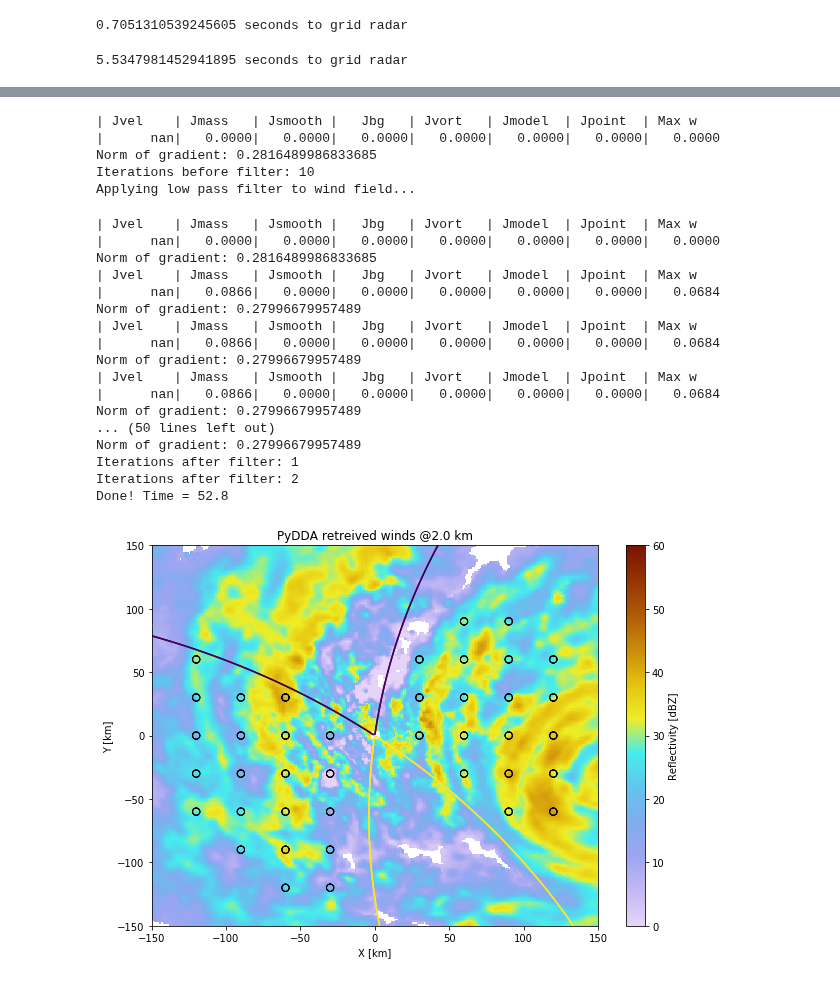
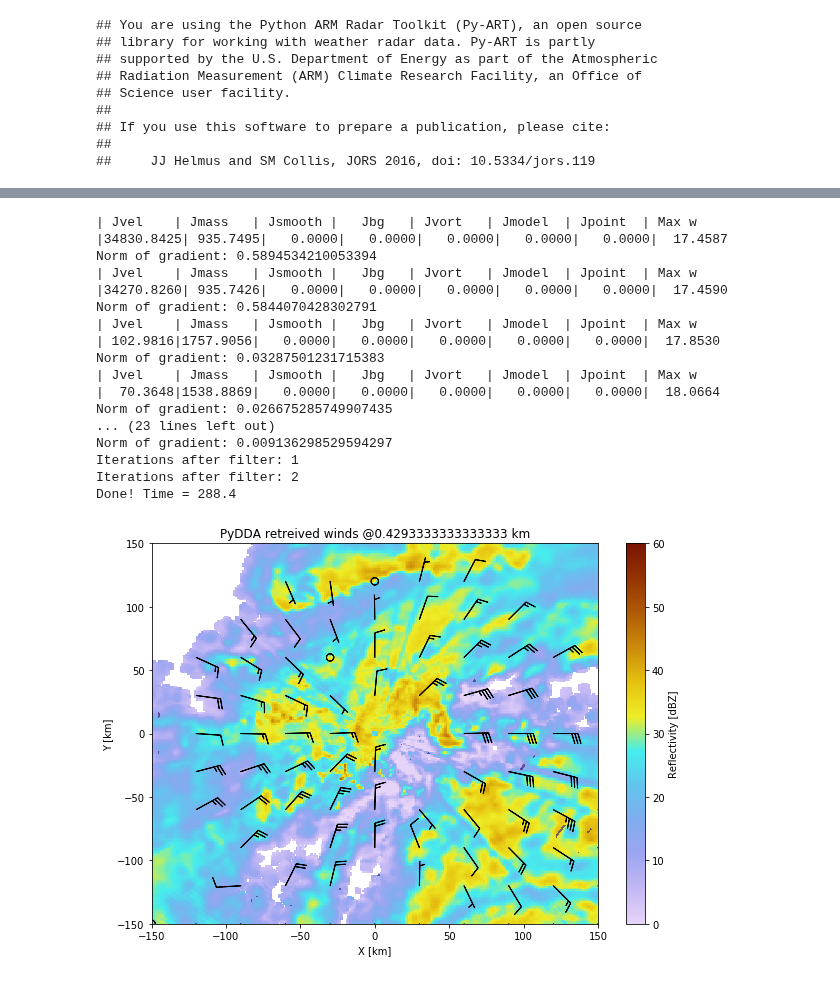
Before and after one commit to liyuan3970/study_demo, a Jupyter notebook: met_plot/利齐马/2_radar_retrive_wind.ipynb, the cells around one changed output, grey strips where cells are left out. Cells and saved outputs as stored; diff of their text form; code cells hidden in the pictures.

```diff
--- a/met_plot/利齐马/2_radar_retrive_wind.ipynb
+++ b/met_plot/利齐马/2_radar_retrive_wind.ipynb
@@ -18,10 +18,10 @@ import pandas as pd
 import xarray as xr
 import pyart
 
-# f1 = r"/home/liyuan3970/study_demo/met_plot/rader/pup/pintu/Z_RADR_I_Z9571_20190809172500_O_DOR_SA_CAP.bin.bz2"
-# f2 = r"/home/liyuan3970/study_demo/met_plot/rader/pup/pintu/Z_RADR_I_Z9577_20190809172500_O_DOR_SA_CAP.bin.bz2"
+f1 = r"/home/liyuan3970/study_demo/met_plot/rader/pup/pintu/Z_RADR_I_Z9571_20190809172500_O_DOR_SA_CAP.bin.bz2"
+f2 = r"/home/liyuan3970/study_demo/met_plot/rader/pup/pintu/Z_RADR_I_Z9577_20190809172500_O_DOR_SA_CAP.bin.bz2"
 
-f1 = "src/Z_RADR_I_Z9577_20190809162900_O_DOR_SA_CAP.bin.bz2"
+# f1 = "src/Z_RADR_I_Z9577_20190809162900_O_DOR_SA_CAP.bin.bz2"
 
 basedata1 = radar_io(f1)
 basedata2 = radar_io(f2)
@@ -75,18 +75,18 @@ def grid_radar(radar, grid_shape=(20, 301, 301), xlim=(-150000, 150000),
     print(time.time()-bt, 'seconds to grid radar')
     return grid
 
-g1 = grid_radar(r1, origin=(r2.latitude['data'][0], r2.longitude['data'][0]))
-g2 = grid_radar(r2, origin=(r2.latitude['data'][0], r2.longitude['data'][0]))
+# g1 = grid_radar(r1, origin=(r2.latitude['data'][0], r2.longitude['data'][0]))
+# g2 = grid_radar(r2, origin=(r2.latitude['data'][0], r2.longitude['data'][0]))
 
 #pyart.io.write_grid('g1.nc', g1)
 #pyart.io.write_grid('g2.nc', g2)
 
-# radars1 =[r1]
-# grids1 = pyart.map.grid_from_radars(
-#          radars1, grid_shape=(46, 251, 251),
-#         grid_limits=((0, 15000.0),(-150000, 150000), (-150000, 150000)),
-#         fields=['reflectivity','DT','VT'], gridding_algo="map_gates_to_grid",
-#         weighting_function='BARNES')
+radars1 =[r1,r2]
+grids1 = pyart.map.grid_from_radars(
+         radars1, grid_shape=(46, 251, 251),
+        grid_limits=((0, 15000.0),(-150000, 150000), (-150000, 150000)),
+        fields=['reflectivity','DT','VT'], gridding_algo="map_gates_to_grid",
+        weighting_function='BARNES')
 
 # radars2 =[r2]
 # grids2 = pyart.map.grid_from_radars(
@@ -95,8 +95,15 @@ g2 = grid_radar(r2, origin=(r2.latitude['data'][0], r2.longitude['data'][0]))
 #         fields=['reflectivity','DT','VT'], gridding_algo="map_gates_to_grid",
 #         weighting_function='BARNES')
 # %% [output]
-0.7051310539245605 seconds to grid radar
+## You are using the Python ARM Radar Toolkit (Py-ART), an open source
+## library for working with weather radar data. Py-ART is partly
+## supported by the U.S. Department of Energy as part of the Atmospheric
+## Radiation Measurement (ARM) Climate Research Facility, an Office of
+## Science user facility.
+##
+## If you use this software to prepare a publication, please cite:
+##
+##     JJ Helmus and SM Collis, JORS 2016, doi: 10.5334/jors.119
-5.5347981452941895 seconds to grid radar
 # %%
 import pyart
 import pydda
@@ -105,9 +112,9 @@ import matplotlib.pyplot as plt
 import numpy as np
 
 # Set initialization and do retrieval
-u_init, v_init, w_init = pydda.initialization.make_constant_wind_field(g2, vel_field='VT')
+u_init, v_init, w_init = pydda.initialization.make_constant_wind_field(grids1, vel_field='VT')
 
-new_grids = pydda.retrieval.get_dd_wind_field([g2,g1],
+new_grids = pydda.retrieval.get_dd_wind_field([grids1],
                                               u_init, v_init, w_init,
                                               vel_name='VT', refl_field='DT',
                                               mask_outside_opt=True)
@@ -132,23 +154,18 @@ Total points: 457674
 | Jvel    | Jmass   | Jsmooth |   Jbg   | Jvort   | Jmodel  | Jpoint  | Max w
-|      nan|   0.0000|   0.0000|   0.0000|   0.0000|   0.0000|   0.0000|   0.0000
-Norm of gradient: 0.2816489986833685
-Iterations before filter: 10
-Applying low pass filter to wind field...
+|34830.8425| 935.7495|   0.0000|   0.0000|   0.0000|   0.0000|   0.0000|  17.4587
+Norm of gradient: 0.5894534210053394
+| Jvel    | Jmass   | Jsmooth |   Jbg   | Jvort   | Jmodel  | Jpoint  | Max w
+|34270.8260| 935.7426|   0.0000|   0.0000|   0.0000|   0.0000|   0.0000|  17.4590
+Norm of gradient: 0.5844070428302791
+| Jvel    | Jmass   | Jsmooth |   Jbg   | Jvort   | Jmodel  | Jpoint  | Max w
+| 102.9816|1757.9056|   0.0000|   0.0000|   0.0000|   0.0000|   0.0000|  17.8530
+Norm of gradient: 0.03287501231715383
+| Jvel    | Jmass   | Jsmooth |   Jbg   | Jvort   | Jmodel  | Jpoint  | Max w
+|  70.3648|1538.8869|   0.0000|   0.0000|   0.0000|   0.0000|   0.0000|  18.0664
+Norm of gradient: 0.026675285749907435
+... (23 lines left out)
+Norm of gradient: 0.009136298529594297
+Iterations after filter: 1
+Iterations after filter: 2
+Done! Time = 288.4
-| Jvel    | Jmass   | Jsmooth |   Jbg   | Jvort   | Jmodel  | Jpoint  | Max w
-|      nan|   0.0000|   0.0000|   0.0000|   0.0000|   0.0000|   0.0000|   0.0000
-Norm of gradient: 0.2816489986833685
-| Jvel    | Jmass   | Jsmooth |   Jbg   | Jvort   | Jmodel  | Jpoint  | Max w
-|      nan|   0.0866|   0.0000|   0.0000|   0.0000|   0.0000|   0.0000|   0.0684
-Norm of gradient: 0.27996679957489
-| Jvel    | Jmass   | Jsmooth |   Jbg   | Jvort   | Jmodel  | Jpoint  | Max w
-|      nan|   0.0866|   0.0000|   0.0000|   0.0000|   0.0000|   0.0000|   0.0684
-Norm of gradient: 0.27996679957489
-| Jvel    | Jmass   | Jsmooth |   Jbg   | Jvort   | Jmodel  | Jpoint  | Max w
-|      nan|   0.0866|   0.0000|   0.0000|   0.0000|   0.0000|   0.0000|   0.0684
-Norm of gradient: 0.27996679957489
-... (50 lines left out)
-Norm of gradient: 0.27996679957489
-Iterations after filter: 1
-Iterations after filter: 2
-Done! Time = 52.8
-[figure, old version]
+[figure, new version]
```
Also changed, not shown: parts of 1 cell of this notebook, 2 other files.
